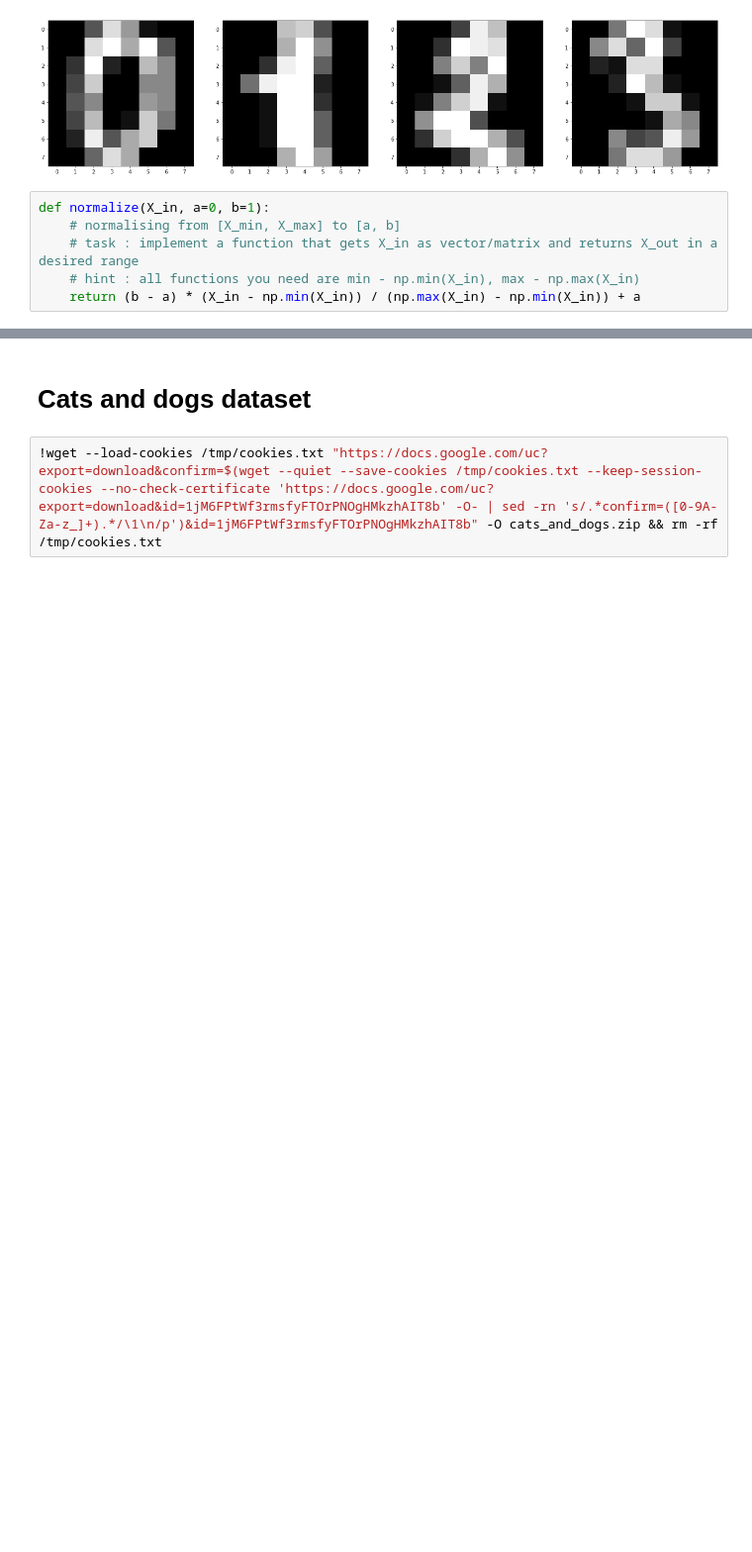
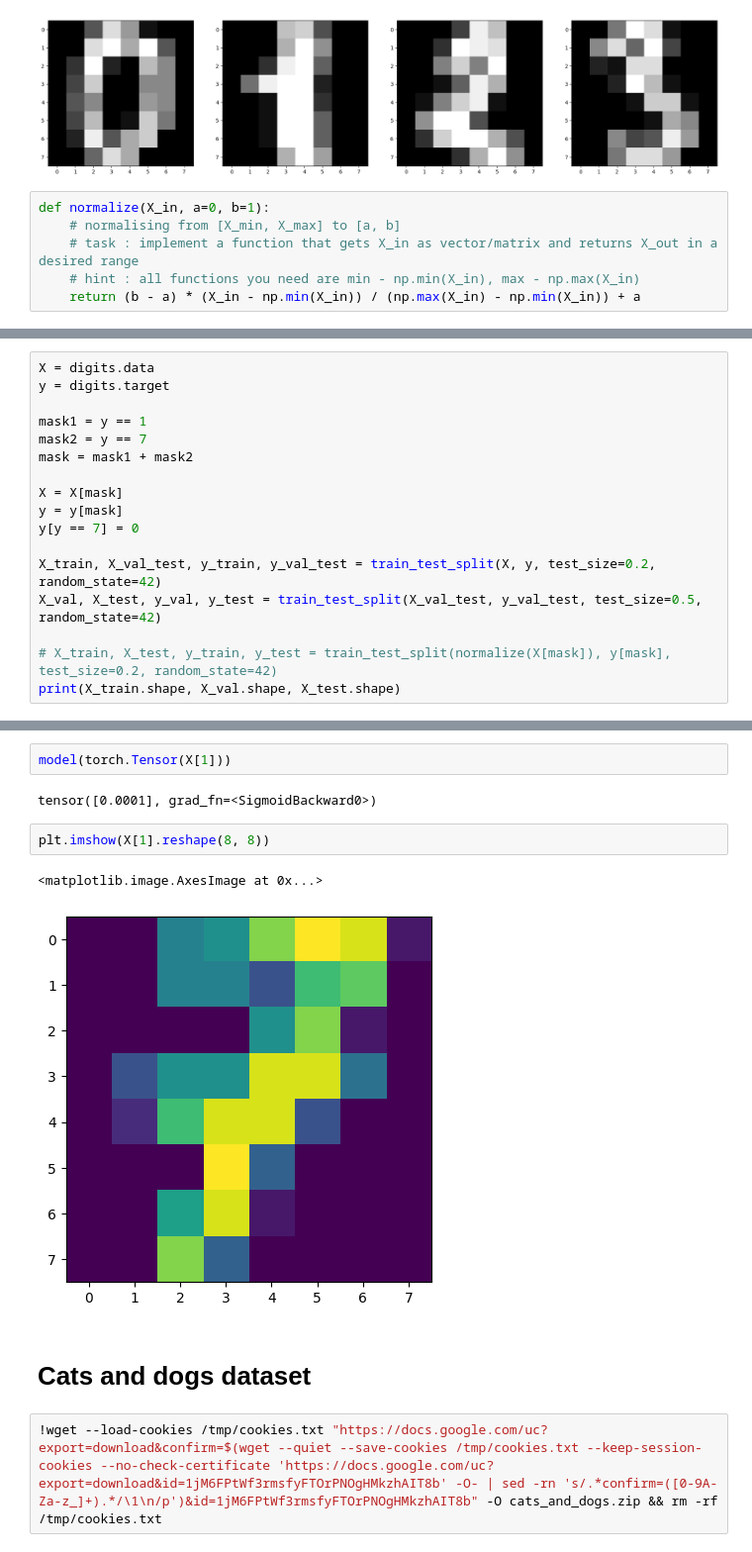
Before and after one commit to GitGreg228/SEPMP_ML_Lectures_2023, a Jupyter notebook: seminars/seminar_1.ipynb, the cells around one changed output, grey strips where cells are left out. Shown at 99% size. Cells and saved outputs as stored; diff of their text form; blank space fills up the shorter version.

```diff
--- a/seminars/seminar_1.ipynb
+++ b/seminars/seminar_1.ipynb
@@ -40,0 +58,17 @@ X_train, X_test, y_train, y_test = train_test_split(normalize(X[mask]), y[mask],
+# %%
+X = digits.data
+y = digits.target
+
+mask1 = y == 1
+mask2 = y == 7
+mask = mask1 + mask2
+
+X = X[mask]
+y = y[mask]
+y[y == 7] = 0
+
+X_train, X_val_test, y_train, y_val_test = train_test_split(X, y, test_size=0.2, random_state=42)
+X_val, X_test, y_val, y_test = train_test_split(X_val_test, y_val_test, test_size=0.5, random_state=42)
+
+# X_train, X_test, y_train, y_test = train_test_split(normalize(X[mask]), y[mask], test_size=0.2, random_state=42)
+print(X_train.shape, X_val.shape, X_test.shape)
@@ -41,3 +202,12 @@ X_train, X_test, y_train, y_test = train_test_split(normalize(X[mask]), y[mask],
+# %%
+model(torch.Tensor(X[1]))
+# %% [output]
+tensor([0.0001], grad_fn=<SigmoidBackward0>)
+# %%
+plt.imshow(X[1].reshape(8, 8))
+# %% [output]
+<matplotlib.image.AxesImage at 0x...>
+[figure, added]
 # %% [markdown]
 # Cats and dogs dataset
 # %%
```
Also changed, not shown: parts of 13 cells of this notebook, 1 other file.
